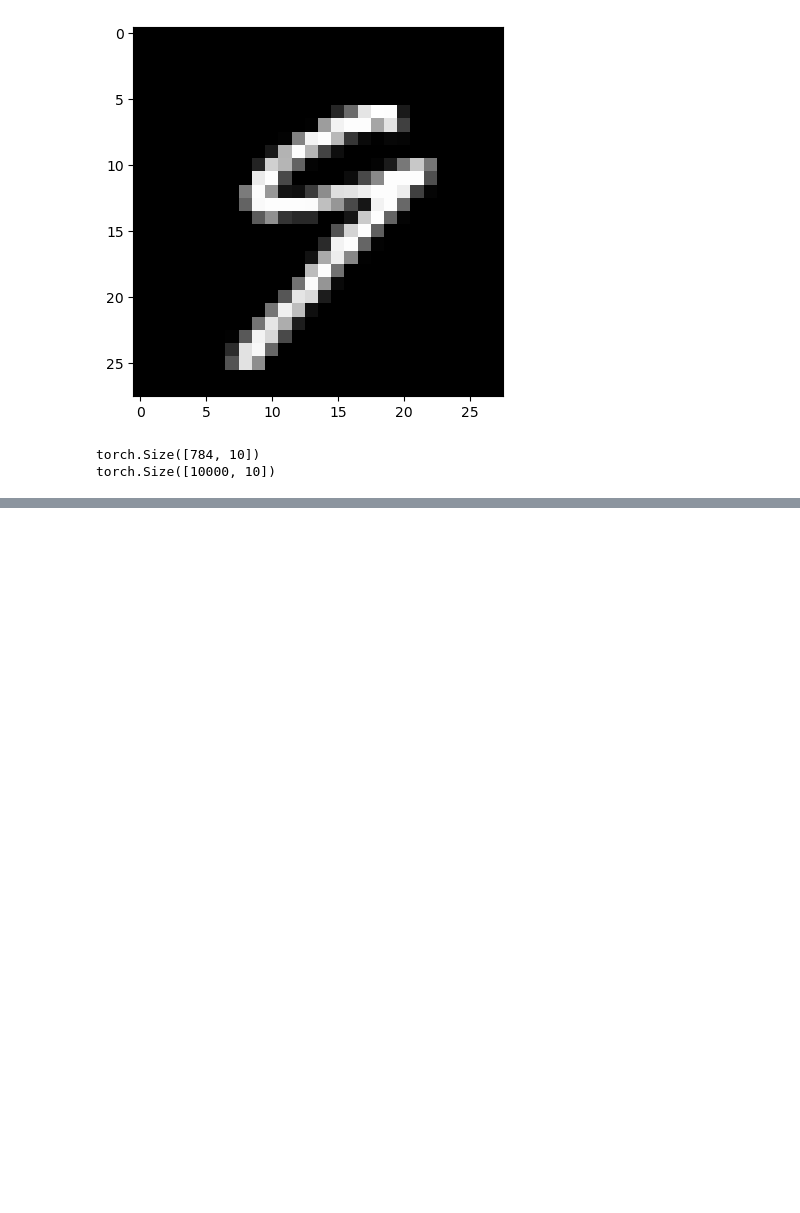
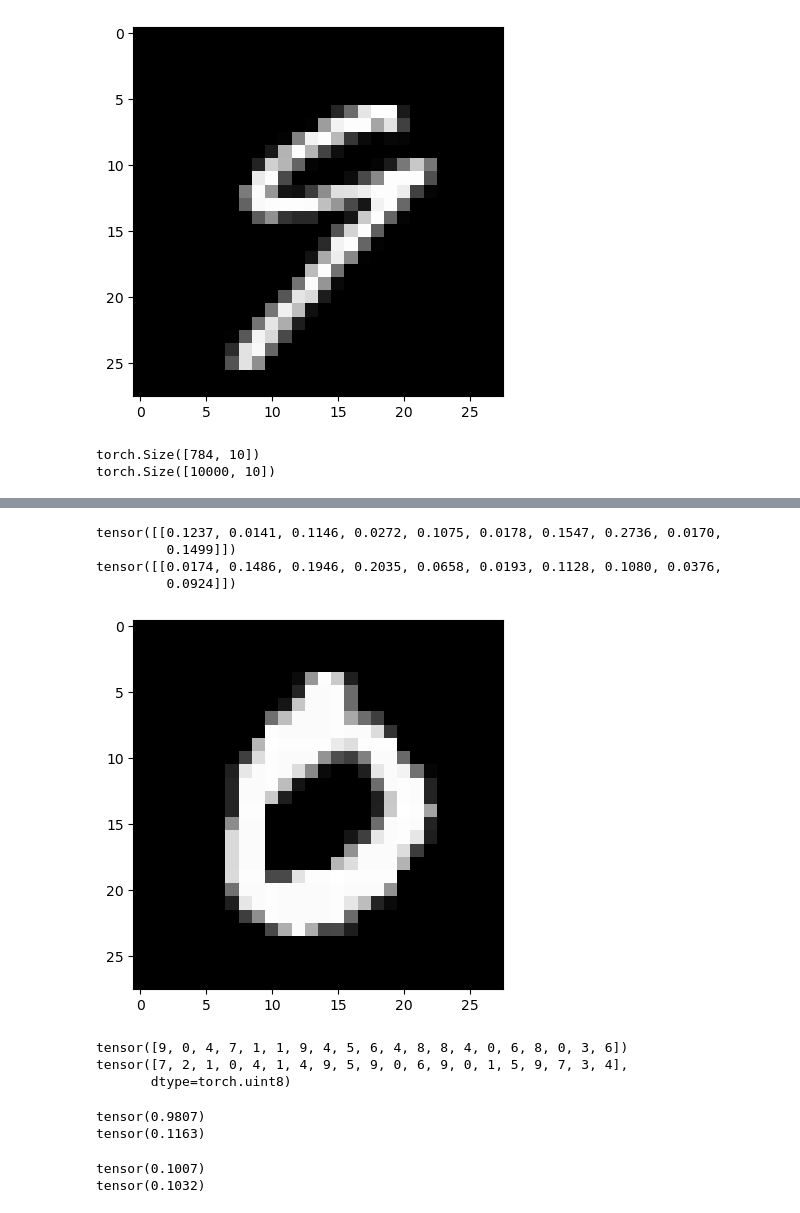
Before and after one commit to BCheng-KH/fhrr_experiments, a Jupyter notebook: Gaussian_encoding_test.ipynb, the cells around one changed output, grey strips where cells are left out. Saved outputs shown, nothing was run; the diff lists cells and outputs as text; code cells hidden in the pictures; blank space fills up the shorter version.

```diff
--- a/Gaussian_encoding_test.ipynb
+++ b/Gaussian_encoding_test.ipynb
@@ -147,0 +192,45 @@ tensor([[-0.0069]])
+# %%
+n=3
+sample = testing_embeddings[:, n:n+1]
+output = learned_map.forwards(sample)
+probs = v_space.get_pdf(output, label_matrix)
+print(probs)
+output2 = learned_map_H2.forwards(learned_map_H1.forwards(sample))
+probs2 = v_space.get_pdf(output2, label_matrix)
+print(probs2)
+# %% [output]
+tensor([[0.1237, 0.0141, 0.1146, 0.0272, 0.1075, 0.0178, 0.1547, 0.2736, 0.0170,
+         0.1499]])
+tensor([[0.0174, 0.1486, 0.1946, 0.2035, 0.0658, 0.0193, 0.1128, 0.1080, 0.0376,
+         0.0924]])
+# %%
+mnist_image = x_test[n, :].reshape(28, 28)
+# Set the color mapping to grayscale to have a black background.
+plt.imshow(mnist_image, cmap="gray")
+# Display the image.
+plt.show()
+# %% [output]
+[figure, added]
+# %%
+print(torch.argmax(v_space.get_pdf(learned_map.forwards(testing_embeddings), label_matrix), dim=1)[:20])
+print(torch.asarray(y_test[:training_sample])[:20])
+# %% [output]
+tensor([9, 0, 4, 7, 1, 1, 9, 4, 5, 6, 4, 8, 8, 4, 0, 6, 8, 0, 3, 6])
+tensor([7, 2, 1, 0, 4, 1, 4, 9, 5, 9, 0, 6, 9, 0, 1, 5, 9, 7, 3, 4],
+       dtype=torch.uint8)
+# %%
+train_accuracy_1 = torch.mean(torch.asarray(torch.argmax(v_space.get_pdf(learned_map.forwards(training_embeddings), label_matrix), dim=1) == torch.asarray(y_train[:training_sample]), dtype=torch.float64))
+print(train_accuracy_1)
+train_accuracy_2 = torch.mean(torch.asarray(torch.argmax(v_space.get_pdf(learned_map_H2.forwards(learned_map_H1.forwards(training_embeddings)), label_matrix), dim=1) == torch.asarray(y_train[:training_sample]), dtype=torch.float64))
+print(train_accuracy_2)
+# %% [output]
+tensor(0.9807)
+tensor(0.1163)
+# %%
+test_accuracy_1 = torch.mean(torch.asarray(torch.argmax(v_space.get_pdf(learned_map.forwards(testing_embeddings), label_matrix), dim=1) == torch.asarray(y_test), dtype=torch.float64))
+print(test_accuracy_1)
+test_accuracy_2 = torch.mean(torch.asarray(torch.argmax(v_space.get_pdf(learned_map_H2.forwards(learned_map_H1.forwards(testing_embeddings)), label_matrix), dim=1) == torch.asarray(y_test), dtype=torch.float64))
+print(test_accuracy_2)
+# %% [output]
+tensor(0.1007)
+tensor(0.1032)
```
Also changed, not shown: parts of 10 cells of this notebook, 1 other file.
